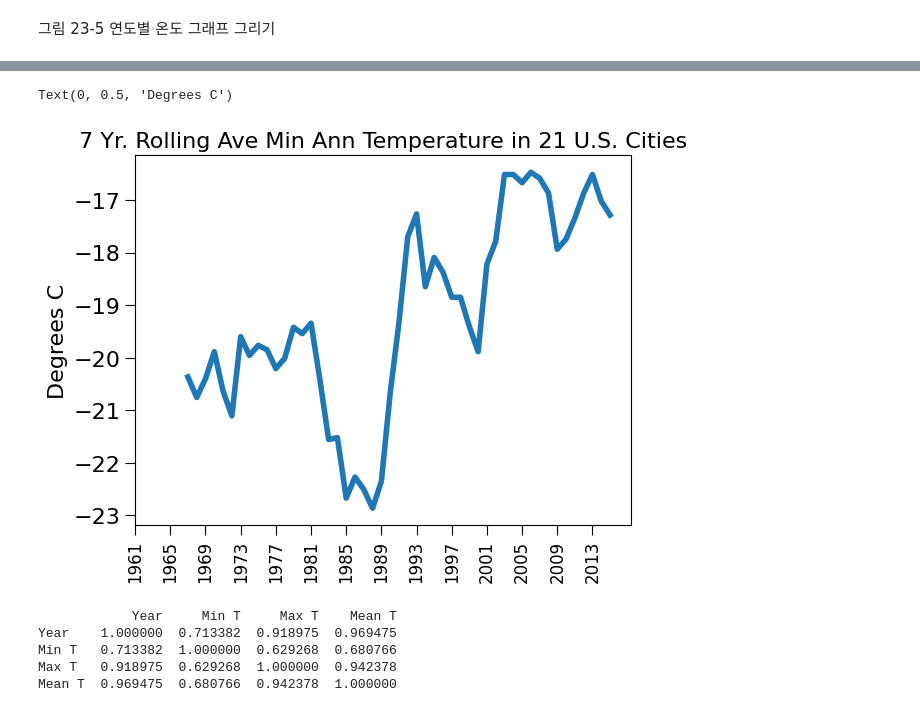
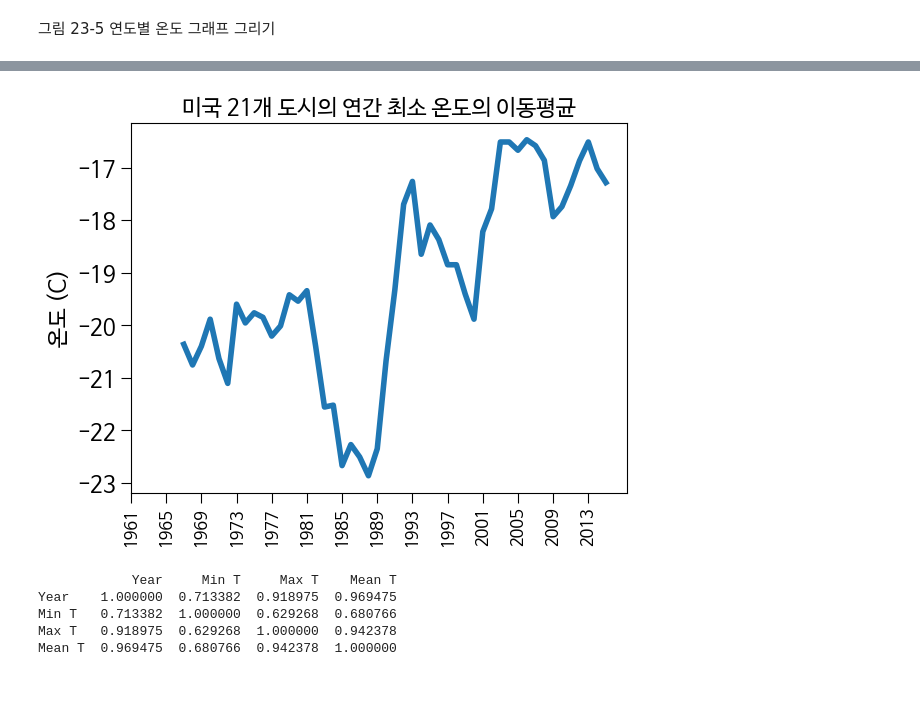
Before and after one commit to rickiepark/python4daml, a Jupyter notebook: 23장.ipynb, the cells around one changed output, grey strips where cells are left out. Saved outputs shown, nothing was run; the diff lists cells and outputs as text; code cells hidden in the pictures.

```diff
--- a/23장.ipynb
+++ b/23장.ipynb
@@ -27,3 +27,26 @@ plt.rcParams['lines.markersize'] = 10
 plt.rcParams['legend.numpoints'] = 1
 #범례 텍스트 크기
 plt.rcParams['legend.fontsize'] = 14
+
+# 한글 폰트 사용을 위한 코드입니다.
+import sys
+# 코랩의 경우 나눔 폰트를 설치합니다.
+if 'google.colab' in sys.modules:
+    !sudo apt-get -qq -y install fonts-nanum
+    import matplotlib.font_manager as fm
+    font_files = fm.findSystemFonts(fontpaths=['/usr/share/fonts/truetype/nanum'])
+    for fpath in font_files:
+        fm.fontManager.addfont(fpath)
+
+# 나눔 폰트를 사용합니다.
+import matplotlib
+
+matplotlib.rc('font', family='NanumBarunGothic')
+matplotlib.rcParams['axes.unicode_minus'] = False
+
+# 코랩의 경우 필요한 데이터를 깃허브에서 다운로드합니다.
+if 'google.colab' in sys.modules:
+    import gdown
+    gdown.download('https://raw.githubusercontent.com/rickiepark/python4daml/main/wwc2019_q-f.csv', quiet=False)
+    gdown.download('https://raw.githubusercontent.com/rickiepark/python4daml/main/global-fossil-fuel-consumption.csv', quiet=False)
+    gdown.download('https://raw.githubusercontent.com/rickiepark/python4daml/main/US_temperatures.csv', quiet=False)
@@ -682,12 +710,12 @@ for i in range(2):
 # %%
 plt.plot(yearly_temps['Year'], yearly_temps['Min T'].rolling(7).mean())
-plt.title('7 Yr. Rolling Ave Min Ann Temperature in 21 U.S. Cities')
+plt.title('미국 21개 도시의 연간 최소 온도의 이동평균')
 plt.xticks(range(0, len(yearly_temps), 4),
            rotation = 'vertical', size = 'large')
-plt.ylabel('Degrees C')
+plt.ylabel('온도 (C)')
+plt.show()
 # %% [output]
-Text(0, 0.5, 'Degrees C')
-[figure, old version]
+[figure, new version]
 # %%
 num_years = 7
 for label in ['Min T', 'Max T', 'Mean T']:
```
Also changed, not shown: parts of 7 cells of this notebook.
